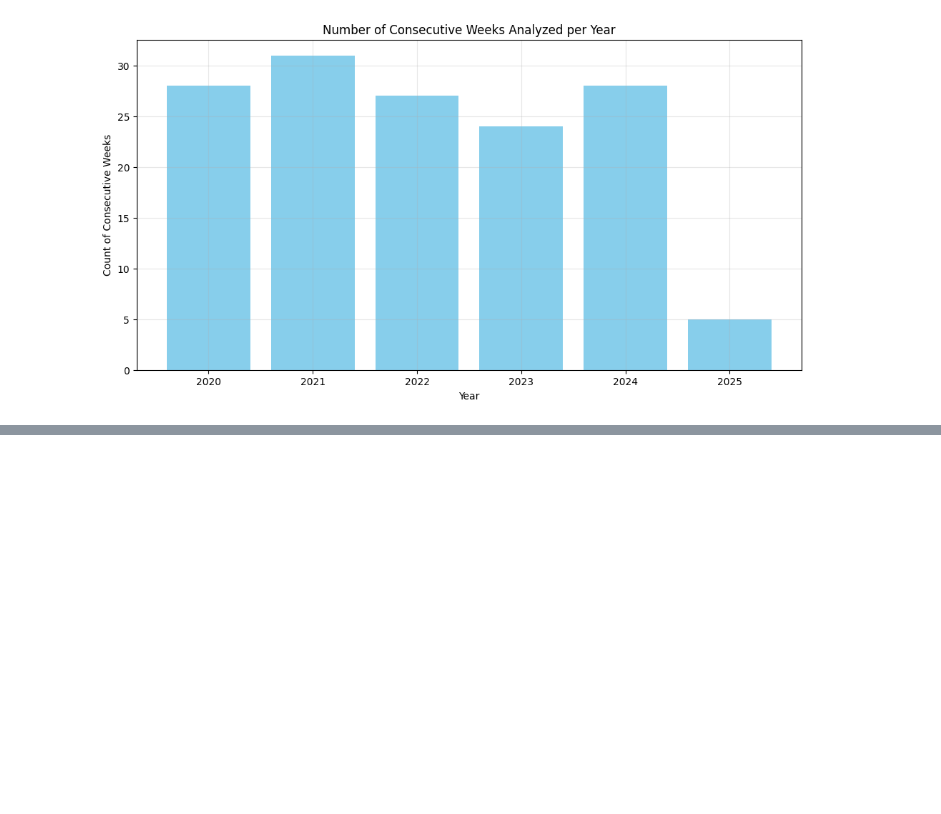
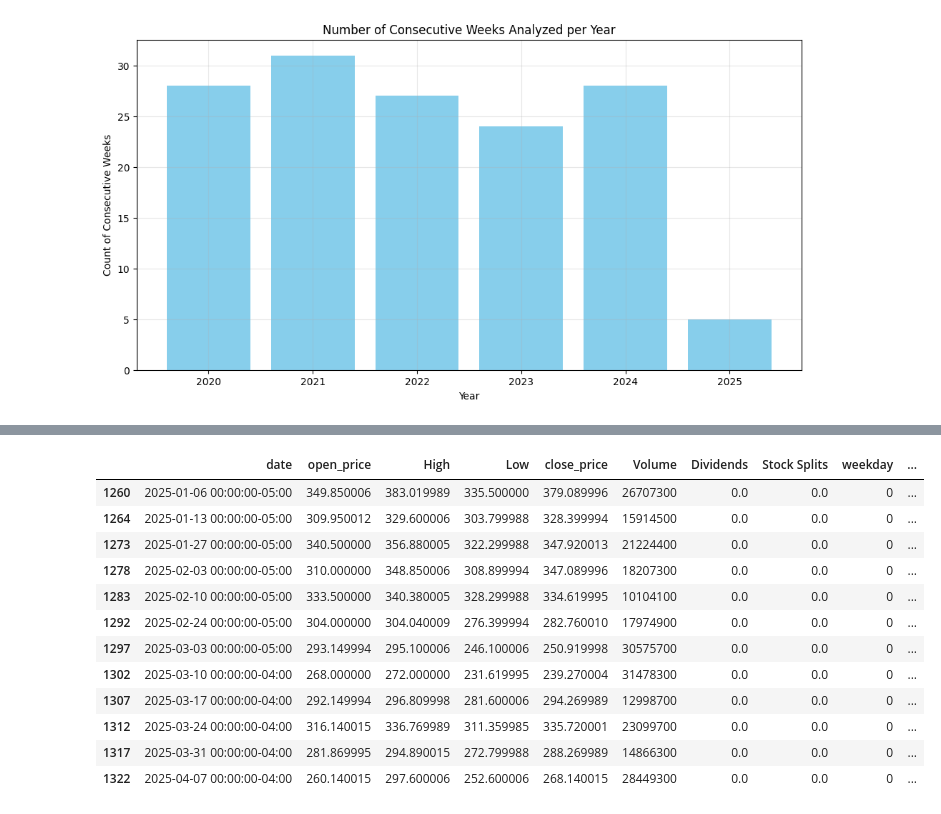
Before and after one commit to yangforbig/Crypto-Fear-Greed-Index-Graph, a Jupyter notebook: script/stream_data.ipynb, the cells around one changed output, grey strips where cells are left out. Saved outputs shown, nothing was run; the diff lists cells and outputs as text; code cells hidden in the pictures; blank space fills up the shorter version.

```diff
--- a/script/stream_data.ipynb
+++ b/script/stream_data.ipynb
@@ -1498,0 +1643,16 @@ Consecutive Weeks Count by Year:
+# %%
+mstr_weekly_filtered[mstr_weekly_filtered['year'] == 2025]
+# %% [output]
+|  | date | open_price | High | Low | close_price | Volume | Dividends | Stock Splits | weekday | ... |
+| 1260 | 2025-01-06 00:00:00-05:00 | 349.850006 | 383.019989 | 335.500000 | 379.089996 | 26707300 | 0.0 | 0.0 | 0 | ... |
+| 1264 | 2025-01-13 00:00:00-05:00 | 309.950012 | 329.600006 | 303.799988 | 328.399994 | 15914500 | 0.0 | 0.0 | 0 | ... |
+| 1273 | 2025-01-27 00:00:00-05:00 | 340.500000 | 356.880005 | 322.299988 | 347.920013 | 21224400 | 0.0 | 0.0 | 0 | ... |
+| 1278 | 2025-02-03 00:00:00-05:00 | 310.000000 | 348.850006 | 308.899994 | 347.089996 | 18207300 | 0.0 | 0.0 | 0 | ... |
+| 1283 | 2025-02-10 00:00:00-05:00 | 333.500000 | 340.380005 | 328.299988 | 334.619995 | 10104100 | 0.0 | 0.0 | 0 | ... |
+| 1292 | 2025-02-24 00:00:00-05:00 | 304.000000 | 304.040009 | 276.399994 | 282.760010 | 17974900 | 0.0 | 0.0 | 0 | ... |
+| 1297 | 2025-03-03 00:00:00-05:00 | 293.149994 | 295.100006 | 246.100006 | 250.919998 | 30575700 | 0.0 | 0.0 | 0 | ... |
+| 1302 | 2025-03-10 00:00:00-04:00 | 268.000000 | 272.000000 | 231.619995 | 239.270004 | 31478300 | 0.0 | 0.0 | 0 | ... |
+| 1307 | 2025-03-17 00:00:00-04:00 | 292.149994 | 296.809998 | 281.600006 | 294.269989 | 12998700 | 0.0 | 0.0 | 0 | ... |
+| 1312 | 2025-03-24 00:00:00-04:00 | 316.140015 | 336.769989 | 311.359985 | 335.720001 | 23099700 | 0.0 | 0.0 | 0 | ... |
+| 1317 | 2025-03-31 00:00:00-04:00 | 281.869995 | 294.890015 | 272.799988 | 288.269989 | 14866300 | 0.0 | 0.0 | 0 | ... |
+| 1322 | 2025-04-07 00:00:00-04:00 | 260.140015 | 297.600006 | 252.600006 | 268.140015 | 28449300 | 0.0 | 0.0 | 0 | ... |
```
Also changed, not shown: parts of 7 cells of this notebook.
